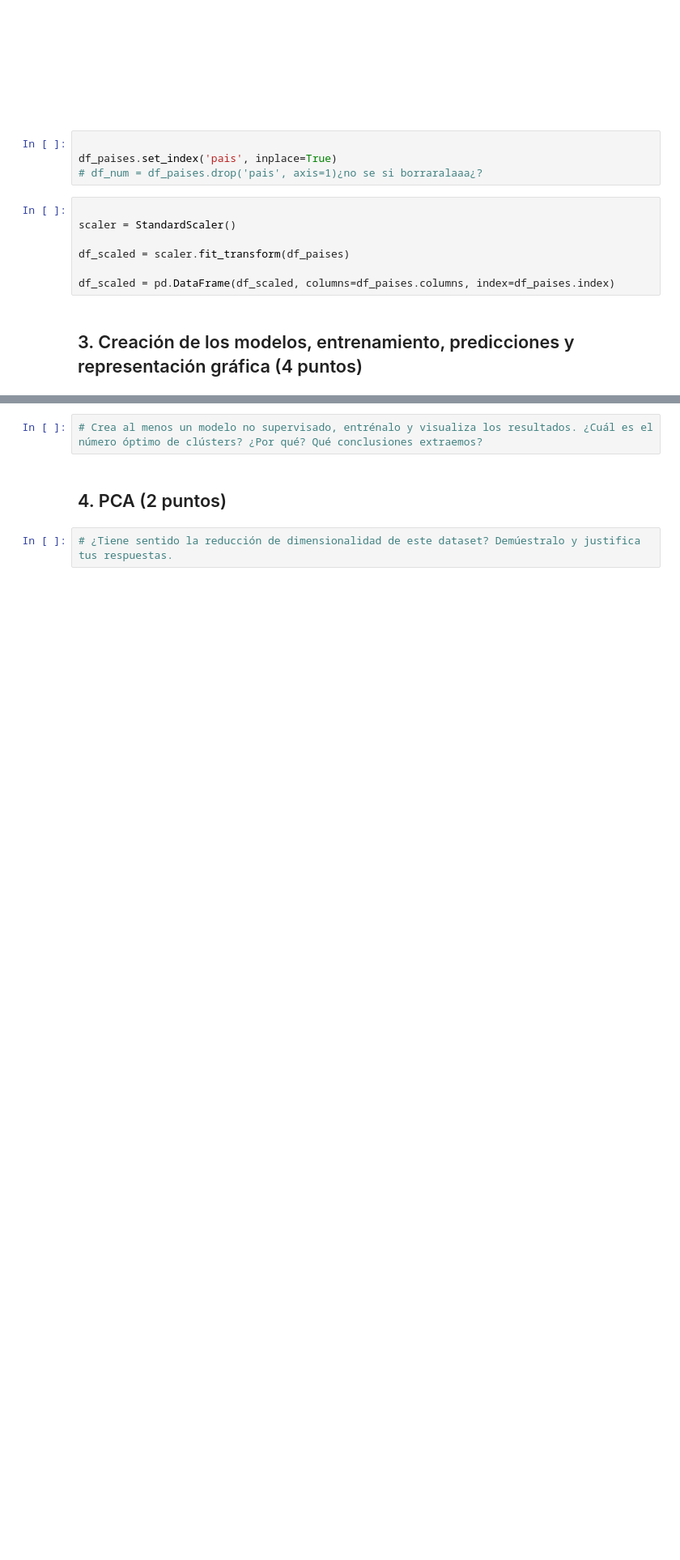
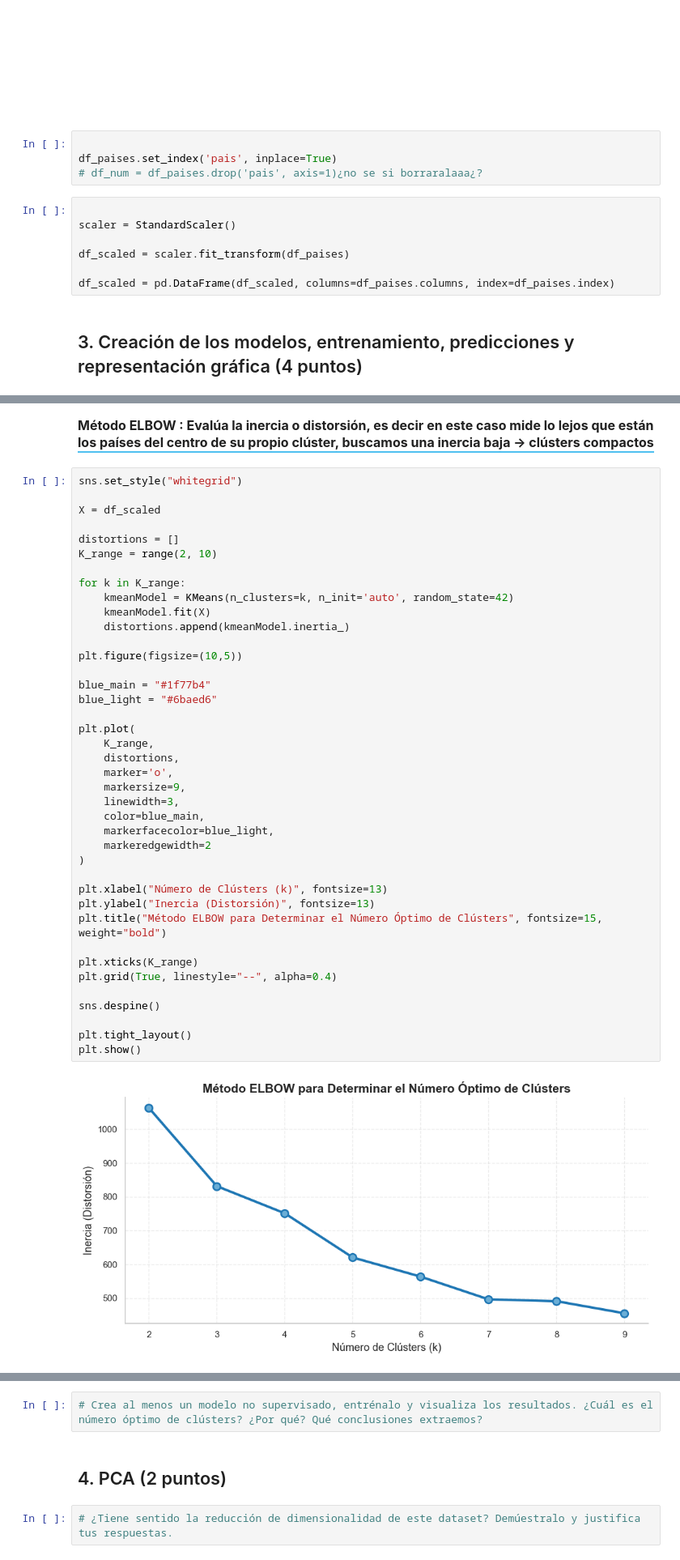
Before and after one commit to nickiiinicole/proyecto-paises-necesitados-ML, a Jupyter notebook: FinalProjectUD3.ipynb, the cells around one changed output, grey strips where cells are left out. Shown at 81% size. Drawn from its saved outputs; the diff is of its cells as text; blank space fills up the shorter version.

Commit message:
feat: Cree el modelo k-means pero estoy averiguando el mejor valor para que tome K para agrupar

```diff
--- a/FinalProjectUD3.ipynb
+++ b/FinalProjectUD3.ipynb
@@ -570,0 +610,57 @@ df_scaled = pd.DataFrame(df_scaled, columns=df_paises.columns, index=df_paises.i
+# %% [markdown]
+<p style="
+    background: linear-gradient(90deg, #4a90e2, #50c0f0);
+    -webkit-background-clip: text;
+    -webkit-text-fill-color: transparent;
+    font-family: 'Helvetica Neue', Helvetica, Arial, sans-serif;
+    font-size: 16px;
+    font-weight: 700;
+    margin: 20px 0;
+    border-bottom: 2px solid #50c0f0;
+    display: inline-block;
+    padding-bottom: 5px;
+">
+    Método ELBOW : Evalúa la inercia o distorsión, es decir en este caso mide lo lejos que están los países del centro de su propio clúster, buscamos una inercia baja -> clústers compactos
+</p>
+# %%
+sns.set_style("whitegrid")
+
+X = df_scaled
+
+distortions = []
+K_range = range(2, 10)
+
+for k in K_range:
+    kmeanModel = KMeans(n_clusters=k, n_init='auto', random_state=42)
+    kmeanModel.fit(X)
+    distortions.append(kmeanModel.inertia_)
+
+plt.figure(figsize=(10,5))
+
+blue_main = "#1f77b4"
+blue_light = "#6baed6"
+
+plt.plot(
+    K_range,
+    distortions,
+    marker='o',
+    markersize=9,
+    linewidth=3,
+    color=blue_main,
+    markerfacecolor=blue_light,
+    markeredgewidth=2
+)
+
+plt.xlabel("Número de Clústers (k)", fontsize=13)
+plt.ylabel("Inercia (Distorsión)", fontsize=13)
+plt.title("Método ELBOW para Determinar el Número Óptimo de Clústers", fontsize=15, weight="bold")
+
+plt.xticks(K_range)
+plt.grid(True, linestyle="--", alpha=0.4)
+
+sns.despine()
+
+plt.tight_layout()
+plt.show()
+# %% [output]
+[figure, added]
```
Also changed, not shown: parts of 6 cells of this notebook.
